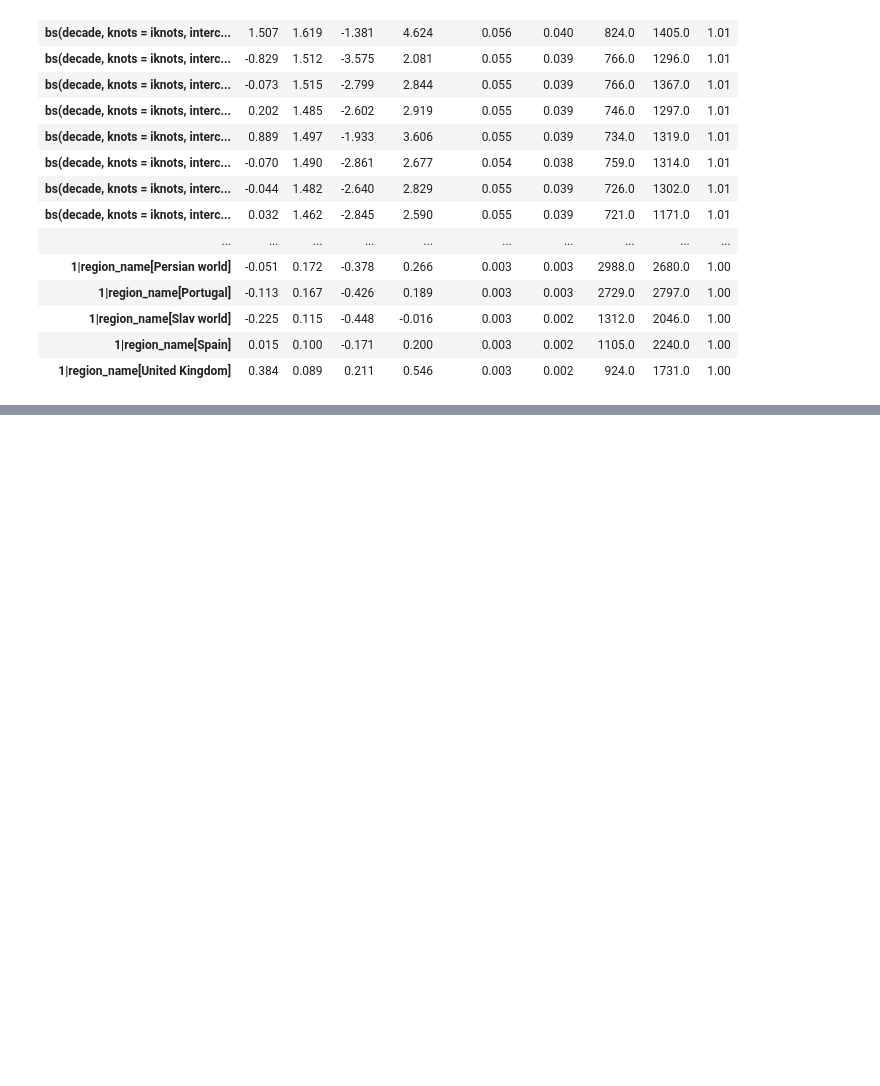
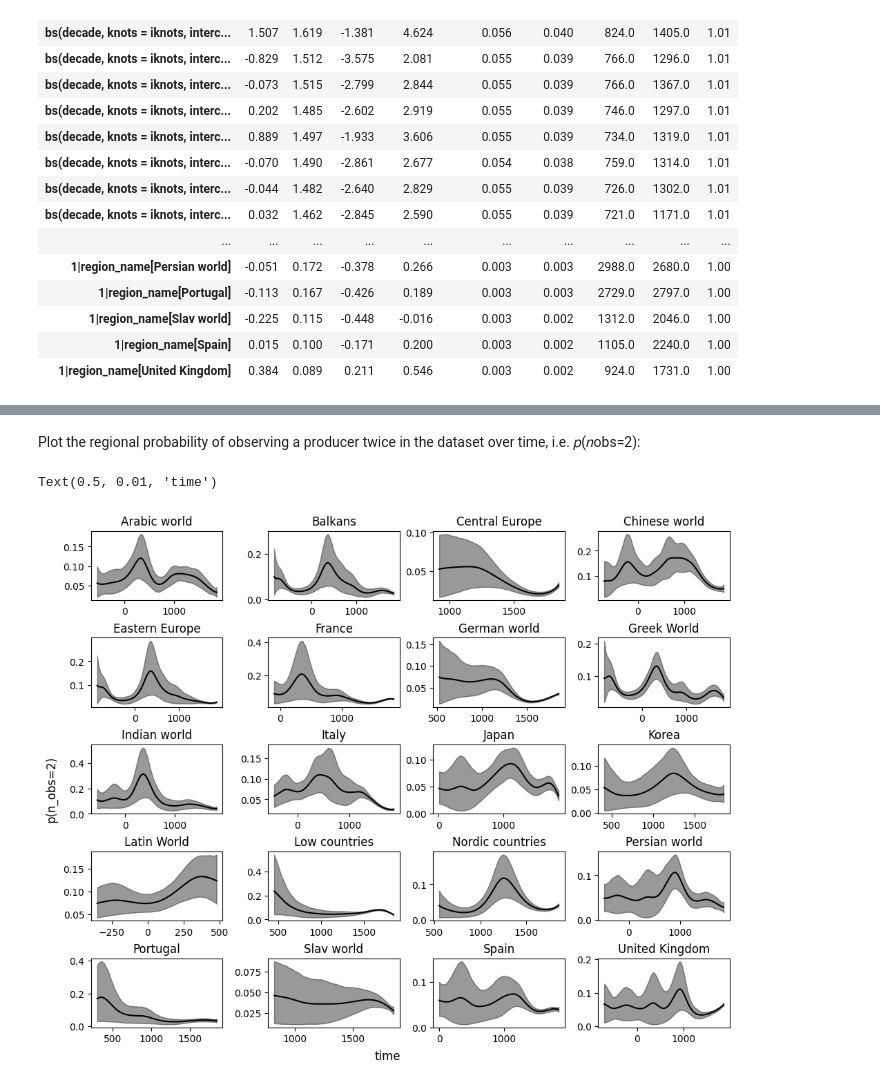
Before and after one commit to charlesdedampierre/cultura_project, a Jupyter notebook: unseen_species_model/regression.ipynb, the cells around one changed output, grey strips where cells are left out. Drawn from its saved outputs; the diff is of its cells as text; code cells hidden in the pictures; blank space fills up the shorter version.

Commit message:
add regression analysis with splines

```diff
--- a/unseen_species_model/regression.ipynb
+++ b/unseen_species_model/regression.ipynb
@@ -105,7 +107,12 @@ Sampling 4 chains for 1_000 tune and 1_000 draw iterations (4_000 + 4_000 draws
 | bs(decade, knots = iknots, interc... | -0.638 | 1.481 | -3.607 | 1.894 | 0.067 | 0.049 | 493.0 | 553.0 | 1.01 |
 | bs(decade, knots = iknots, interc... | -0.698 | 1.480 | -3.620 | 1.839 | 0.067 | 0.050 | 491.0 | 578.0 | 1.01 |
 # %%
-def plot_predictions(data, idata, model, region=None, ax=None, color="C0"):
+def plot_knots(knots, ax):
+    for knot in knots:
+        ax.axvline(knot, color="0.1", alpha=0.4)
+    return ax
+
+def plot_predictions(data, idata, model, region=None, ax=None, plot_knot_lines=True, color="C0"):
     if ax is None:
         fig, ax = plt.subplots()
 
@@ -118,7 +125,7 @@ def plot_predictions(data, idata, model, region=None, ax=None, color="C0"):
 
     model.predict(idata, data=new_data)
 
-    posterior_stacked =  az.extract(idata)
+    posterior_stacked = az.extract(idata)
     # Extract these predictions
     y_hat = posterior_stacked["y_mean"]
 
@@ -126,14 +133,15 @@ def plot_predictions(data, idata, model, region=None, ax=None, color="C0"):
     y_hat_mean = y_hat.mean("sample")
 
     # Compute 94% credible intervals for the predictions, plotted as bands
-    hdi_data = np.quantile(y_hat, [0.03, 0.97], axis=1)
+    hdi_data = np.quantile(y_hat, [0.11, 0.89], axis=1)
 
     # Plot predicted line
-    ax.plot(new_data["decade"], y_hat_mean, color=color)
+    ax.plot(new_data["decade"], y_hat_mean, color=color, label=region)
 
     # Plot credibility bands
     ax.fill_between(new_data["decade"], hdi_data[0], hdi_data[1], alpha=0.4, color=color)
 
     # Add knots
-    plot_knots(knots, ax)
+    if plot_knot_lines:
+        plot_knots(knots, ax)
     ax.set(xlabel="time", ylabel="p(n_obs=2)")
@@ -205,16 +212,16 @@ plot_predictions(sample, p_splines_vi, m_splines_vi, "German world", ax=ax, colo
 # %%
-sample = df_m#.sample(10_000)
+sample = df_m
 
 priors = {
-    "Intercept": bmb.Prior("Normal", mu=0, sigma=5),
-    "common": bmb.Prior("Normal", mu=0, sigma=5),
-    "bs(decade, knots=iknots, intercept=True)|region_name": bmb.Prior("Normal", mu=0, sigma=bmb.Prior("HalfNormal", sigma=5))
+    "Intercept": bmb.Prior("Normal", mu=0, sigma=2.5),
+    "bs(decade, knots = iknots, intercept = True)|region_name": bmb.Prior(
+        "Normal", mu=0, sigma=bmb.Prior("HalfNormal", sigma=2.5))
 }
 
-m_splines_vi = bmb.Model(
+m_splines_vs = bmb.Model(
     'y ~ 1 + (bs(decade, knots=iknots, intercept=True)|region_name)',
     sample, family='bernoulli', priors=priors)
-m_splines_vi
+m_splines_vs
 # %% [output]
        Formula: y ~ 1 + (bs(decade, knots=iknots, intercept=True)|region_name)
         Family: bernoulli
@@ -232,0 +239,4 @@ m_splines_vi
+# %%
+p_splines_vs = m_splines_vs.fit(
+    draws=1000, chains=4, inference_method='nuts_numpyro')  # important to run faster and sample more efficiently
+az.summary(p_splines_vs)
@@ -232,0 +264,16 @@ m_splines_vi
+# %% [markdown]
+Plot the regional probability of observing a producer twice in the dataset over time, i.e. 𝑝(𝑛obs=2):
+# %%
+fig, axes = plt.subplots(ncols=4, nrows=5, figsize=(10, 8), constrained_layout=True)
+axes = axes.flatten()
+
+for i, region in enumerate(sorted(df_m["region_name"].unique())):
+    plot_predictions(
+        sample, p_splines_vs, m_splines_vs, region, ax=axes[i], color="k", plot_knot_lines=False);
+    axes[i].set(title=region, xlabel="", ylabel="")
+
+fig.supylabel('p(n_obs=2)')
+fig.supxlabel('time')
+# %% [output]
+Text(0.5, 0.01, 'time')
+[figure, added]
```
Also changed, not shown: parts of 16 cells of this notebook.
